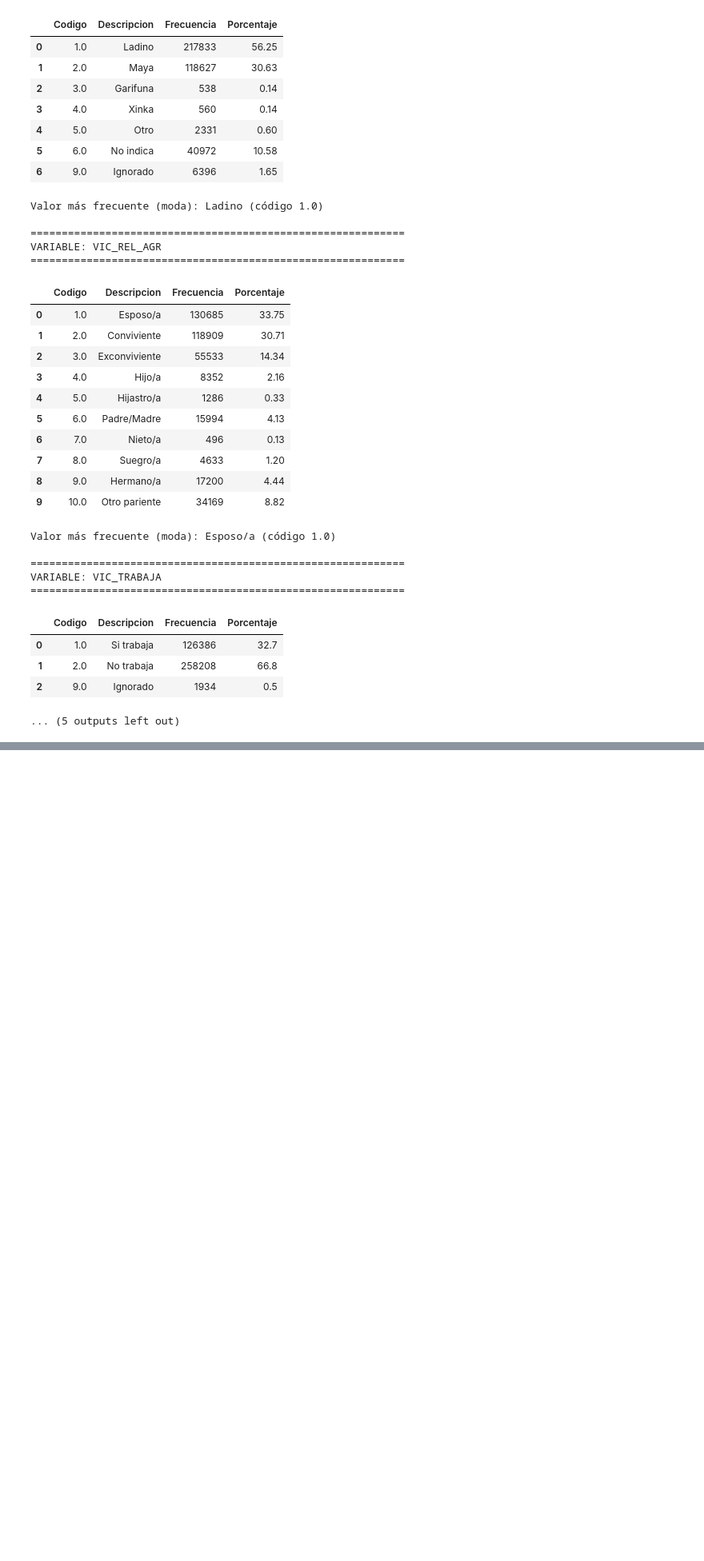
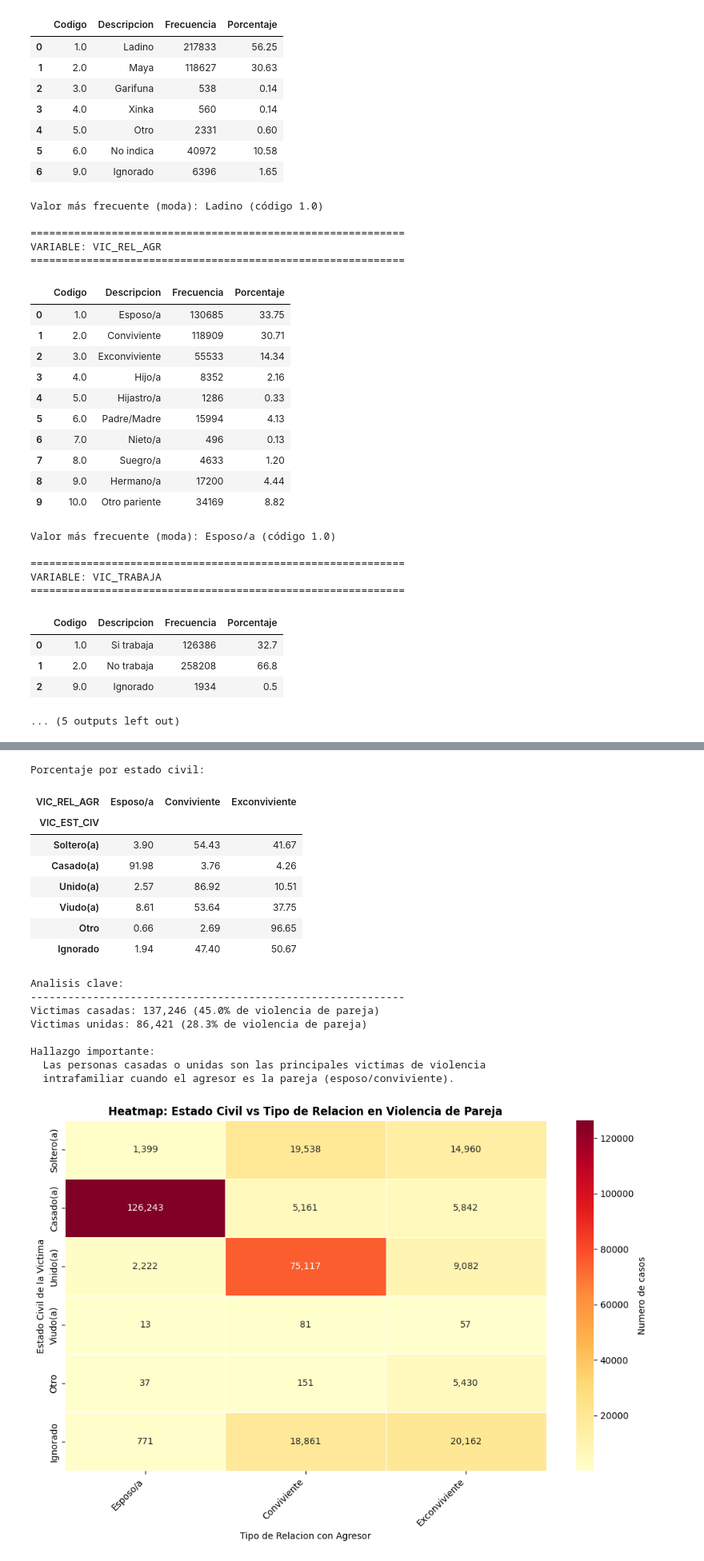
Before and after one commit to FerAHMz/proy1-md, a Jupyter notebook: data-analist-violencia-intrafamiliar/analisis_violenciaIntra.ipynb, the cells around one changed output, grey strips where cells are left out. Shown at 80% size. Cells and saved outputs as stored; diff of their text form; code cells hidden in the pictures; blank space fills up the shorter version.

```diff
--- a/data-analist-violencia-intrafamiliar/analisis_violenciaIntra.ipynb
+++ b/data-analist-violencia-intrafamiliar/analisis_violenciaIntra.ipynb
@@ -822,0 +1044,58 @@ Los cruces que realizaremos son:
+# %%
+# CRUCE 3: ESTADO CIVIL vs RELACION DE PAREJA
+print("="*80)
+print("CRUCE 3: ESTADO CIVIL vs RELACION DE PAREJA")
+print("Analisis de consistencia entre estado civil y tipo de relacion")
+print("="*80)
+
+# Filtrar solo casos de violencia en pareja
+cruce3 = pd.crosstab(violencia_pareja['VIC_EST_CIV'],
+                     violencia_pareja['VIC_REL_AGR'],
+                     margins=True)
+
+# Aplicar etiquetas
+cruce3.index = cruce3.index.map(lambda x: etiquetas_est_civ.get(x, 'Total') if x != 'All' else 'Total')
+cruce3.columns = cruce3.columns.map(lambda x: etiquetas_relacion.get(x, 'Total') if x != 'All' else 'Total')
+
+print("\nCruce: Estado Civil vs Tipo de Relacion (en casos de violencia de pareja):")
+display(cruce3)
+
+# Porcentajes por fila (para ver como se distribuye cada estado civil)
+cruce3_pct = pd.crosstab(violencia_pareja['VIC_EST_CIV'],
+                         violencia_pareja['VIC_REL_AGR'],
+                         normalize='index') * 100
+
+cruce3_pct.index = cruce3_pct.index.map(lambda x: etiquetas_est_civ.get(x, x))
+cruce3_pct.columns = cruce3_pct.columns.map(lambda x: etiquetas_relacion.get(x, x))
+
+print("\nPorcentaje por estado civil:")
+display(cruce3_pct.round(2))
+
+# Analisis
+print("\nAnalisis clave:")
+print("-"*60)
+
+casados = violencia_pareja[violencia_pareja['VIC_EST_CIV'] == 2.0]
+unidos = violencia_pareja[violencia_pareja['VIC_EST_CIV'] == 3.0]
+
+print(f"Victimas casadas: {len(casados):,} ({len(casados)/len(violencia_pareja)*100:.1f}% de violencia de pareja)")
+print(f"Victimas unidas: {len(unidos):,} ({len(unidos)/len(violencia_pareja)*100:.1f}% de violencia de pareja)")
+
+# Hallazgo importante
+print("\nHallazgo importante:")
+print("  Las personas casadas o unidas son las principales victimas de violencia")
+print("  intrafamiliar cuando el agresor es la pareja (esposo/conviviente).")
+
+# Heatmap
+fig, ax = plt.subplots(figsize=(10, 7))
+cruce3_data = cruce3.drop('Total', axis=0, errors='ignore').drop('Total', axis=1, errors='ignore')
+sns.heatmap(cruce3_data, annot=True, fmt=',d', cmap='YlOrRd', ax=ax,
+            linewidths=0.5, cbar_kws={'label': 'Numero de casos'})
+ax.set_title('Heatmap: Estado Civil vs Tipo de Relacion en Violencia de Pareja',
+             fontsize=12, fontweight='bold')
+ax.set_xlabel('Tipo de Relacion con Agresor')
+ax.set_ylabel('Estado Civil de la Victima')
+plt.xticks(rotation=45, ha='right')
+plt.tight_layout()
+plt.show()
+# %% [output]
@@ -822,0 +1117,18 @@ Los cruces que realizaremos son:
+Porcentaje por estado civil:
+| VIC_REL_AGR | Esposo/a | Conviviente | Exconviviente |
+| VIC_EST_CIV |  |  |  |
+| Soltero(a) | 3.90 | 54.43 | 41.67 |
+| Casado(a) | 91.98 | 3.76 | 4.26 |
+| Unido(a) | 2.57 | 86.92 | 10.51 |
+| Viudo(a) | 8.61 | 53.64 | 37.75 |
+| Otro | 0.66 | 2.69 | 96.65 |
+| Ignorado | 1.94 | 47.40 | 50.67 |
+Analisis clave:
+------------------------------------------------------------
+Victimas casadas: 137,246 (45.0% de violencia de pareja)
+Victimas unidas: 86,421 (28.3% de violencia de pareja)
+
+Hallazgo importante:
+  Las personas casadas o unidas son las principales victimas de violencia
+  intrafamiliar cuando el agresor es la pareja (esposo/conviviente).
+[figure, added]
```
Also changed, not shown: parts of 7 cells of this notebook.
